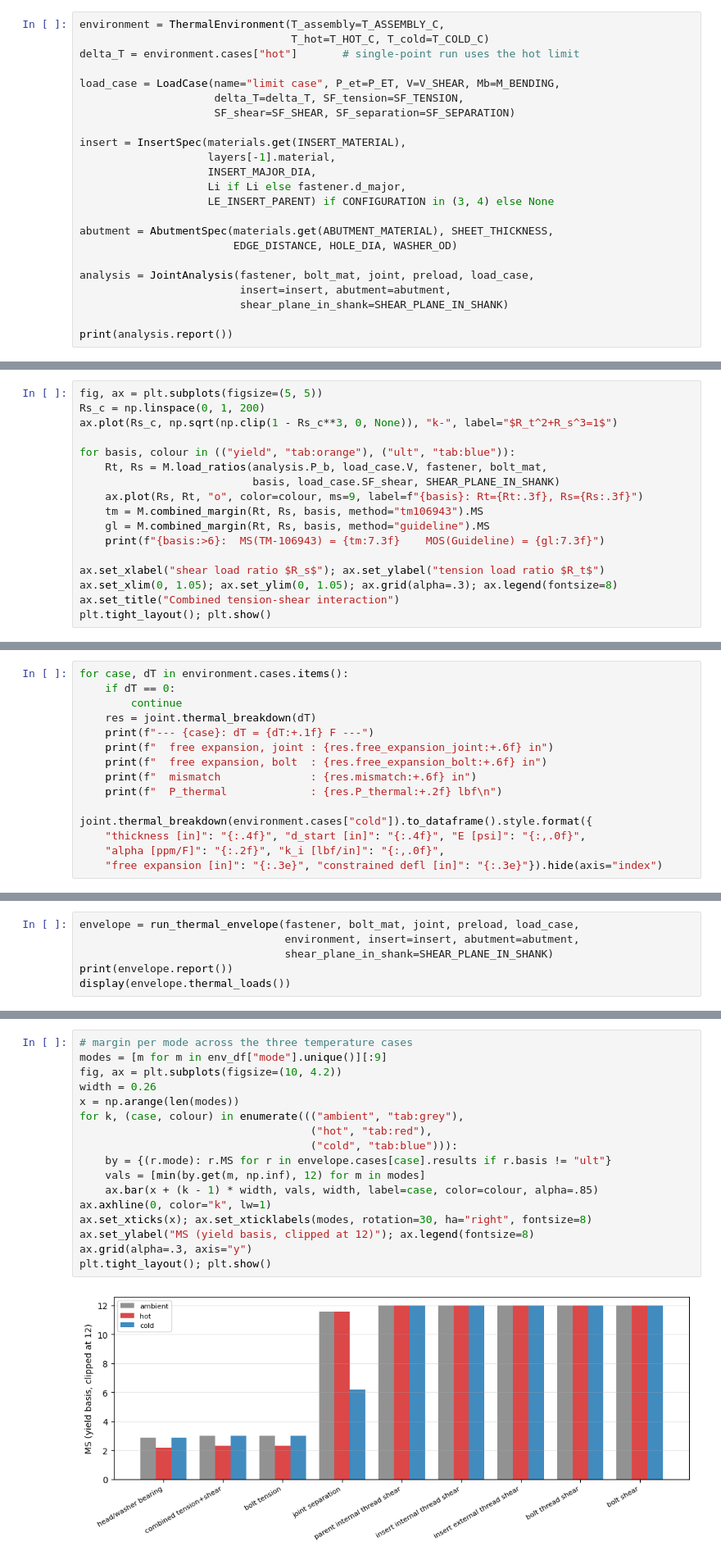
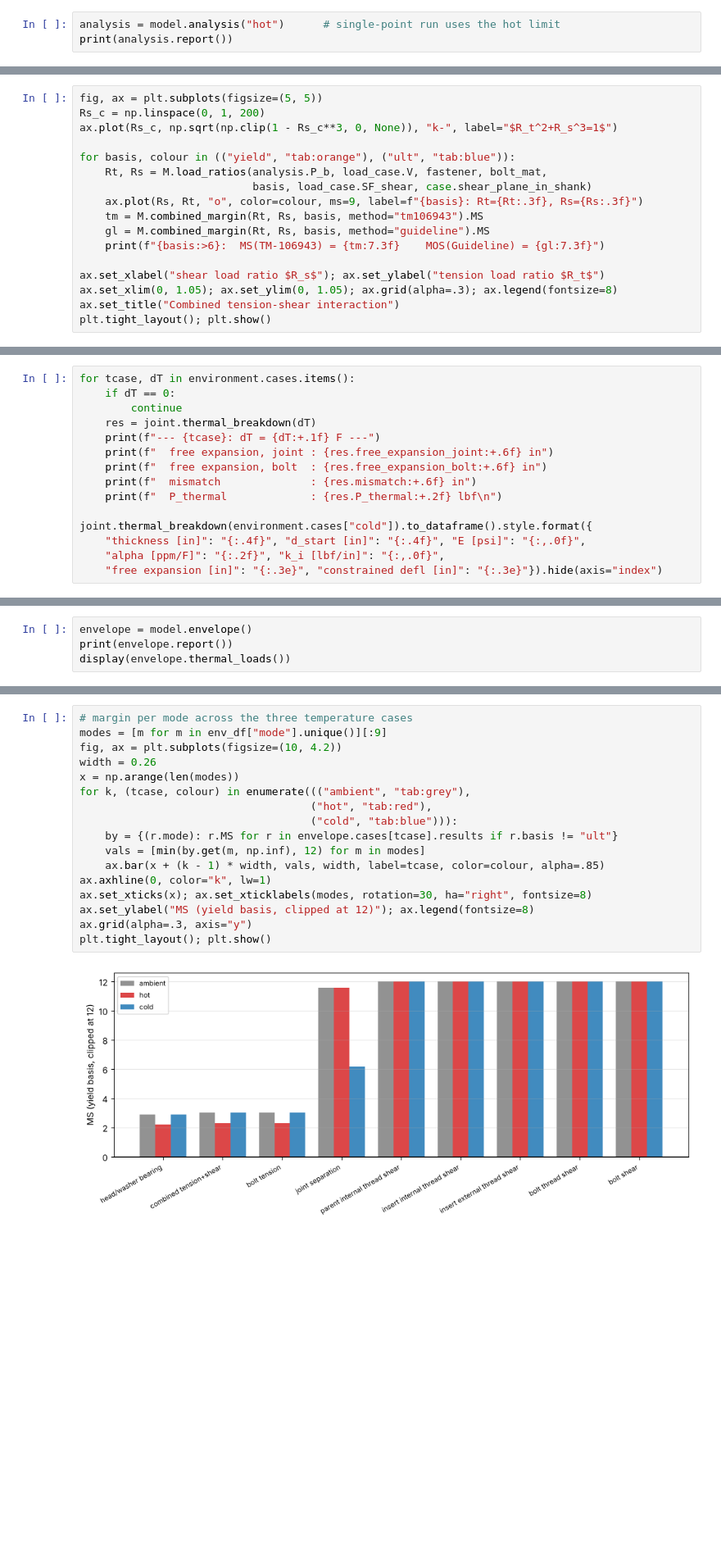
Before and after one commit to vmarrero816/MechanicalEng-Module, a Jupyter notebook: MechanicalEngModule/Notebooks/BoltedJointAnalysis_RevC.ipynb, the cells around one changed output, grey strips where cells are left out. Shown at 82% size. Drawn from its saved outputs; the diff is of its cells as text; blank space fills up the shorter version.

```diff
--- a/MechanicalEngModule/Notebooks/BoltedJointAnalysis_RevC.ipynb
+++ b/MechanicalEngModule/Notebooks/BoltedJointAnalysis_RevC.ipynb
@@ -192,27 +178,7 @@ preload as fraction of bolt yield: 18.3%
 The factor of safety multiplies the external loads only. Preload and thermal
 loads are fixed quantities and are never scaled.
 # %%
-environment = ThermalEnvironment(T_assembly=T_ASSEMBLY_C,
-                                 T_hot=T_HOT_C, T_cold=T_COLD_C)
-delta_T = environment.cases["hot"]       # single-point run uses the hot limit
-
-load_case = LoadCase(name="limit case", P_et=P_ET, V=V_SHEAR, Mb=M_BENDING,
-                     delta_T=delta_T, SF_tension=SF_TENSION,
-                     SF_shear=SF_SHEAR, SF_separation=SF_SEPARATION)
-
-insert = InsertSpec(materials.get(INSERT_MATERIAL),
-                    layers[-1].material,
-                    INSERT_MAJOR_DIA,
-                    Li if Li else fastener.d_major,
-                    LE_INSERT_PARENT) if CONFIGURATION in (3, 4) else None
-
-abutment = AbutmentSpec(materials.get(ABUTMENT_MATERIAL), SHEET_THICKNESS,
-                        EDGE_DISTANCE, HOLE_DIA, WASHER_OD)
-
-analysis = JointAnalysis(fastener, bolt_mat, joint, preload, load_case,
-                         insert=insert, abutment=abutment,
-                         shear_plane_in_shank=SHEAR_PLANE_IN_SHANK)
-
+analysis = model.analysis("hot")      # single-point run uses the hot limit
 print(analysis.report())
 # %% [output]
 Fastener            : 2-56 (socket), At = 0.00370 in^2
@@ -279,7 +245,7 @@ ax.plot(Rs_c, np.sqrt(np.clip(1 - Rs_c**3, 0, None)), "k-", label="$R_t^2+R_s^3=
 
 for basis, colour in (("yield", "tab:orange"), ("ult", "tab:blue")):
     Rt, Rs = M.load_ratios(analysis.P_b, load_case.V, fastener, bolt_mat,
-                           basis, load_case.SF_shear, SHEAR_PLANE_IN_SHANK)
+                           basis, load_case.SF_shear, case.shear_plane_in_shank)
     ax.plot(Rs, Rt, "o", color=colour, ms=9, label=f"{basis}: Rt={Rt:.3f}, Rs={Rs:.3f}")
     tm = M.combined_margin(Rt, Rs, basis, method="tm106943").MS
     gl = M.combined_margin(Rt, Rs, basis, method="guideline").MS
@@ -361,11 +325,11 @@ written as `alpha_eq * L`. What the layer-by-layer treatment actually buys you
 is a `k_j` built from real per-layer stiffnesses, and visibility into which
 layer drives the mismatch.
 # %%
-for case, dT in environment.cases.items():
+for tcase, dT in environment.cases.items():
     if dT == 0:
         continue
     res = joint.thermal_breakdown(dT)
-    print(f"--- {case}: dT = {dT:+.1f} F ---")
+    print(f"--- {tcase}: dT = {dT:+.1f} F ---")
     print(f"  free expansion, joint : {res.free_expansion_joint:+.6f} in")
     print(f"  free expansion, bolt  : {res.free_expansion_bolt:+.6f} in")
     print(f"  mismatch              : {res.mismatch:+.6f} in")
@@ -403,9 +367,7 @@ Guideline in sec. 7.
 Expect the hot case to govern bolt tension and the cold case to govern
 separation whenever the stack expands more than the bolt.
 # %%
-envelope = run_thermal_envelope(fastener, bolt_mat, joint, preload, load_case,
-                                environment, insert=insert, abutment=abutment,
-                                shear_plane_in_shank=SHEAR_PLANE_IN_SHANK)
+envelope = model.envelope()
 print(envelope.report())
 display(envelope.thermal_loads())
 # %% [output]
@@ -459,22 +421,22 @@ hot        9
 # %%
 # margin per mode across the three temperature cases
 modes = [m for m in env_df["mode"].unique()][:9]
 fig, ax = plt.subplots(figsize=(10, 4.2))
 width = 0.26
 x = np.arange(len(modes))
-for k, (case, colour) in enumerate((("ambient", "tab:grey"),
+for k, (tcase, colour) in enumerate((("ambient", "tab:grey"),
                                     ("hot", "tab:red"),
                                     ("cold", "tab:blue"))):
-    by = {(r.mode): r.MS for r in envelope.cases[case].results if r.basis != "ult"}
+    by = {(r.mode): r.MS for r in envelope.cases[tcase].results if r.basis != "ult"}
     vals = [min(by.get(m, np.inf), 12) for m in modes]
-    ax.bar(x + (k - 1) * width, vals, width, label=case, color=colour, alpha=.85)
+    ax.bar(x + (k - 1) * width, vals, width, label=tcase, color=colour, alpha=.85)
 ax.axhline(0, color="k", lw=1)
 ax.set_xticks(x); ax.set_xticklabels(modes, rotation=30, ha="right", fontsize=8)
 ax.set_ylabel("MS (yield basis, clipped at 12)"); ax.legend(fontsize=8)
 ax.grid(alpha=.3, axis="y")
 plt.tight_layout(); plt.show()
 # %% [output]
-[figure, old version]
+[figure, new version]
 # %% [markdown]
 ## 6. Sensitivity
 
```
Also changed, not shown: parts of 13 cells of this notebook, 37 other files.
